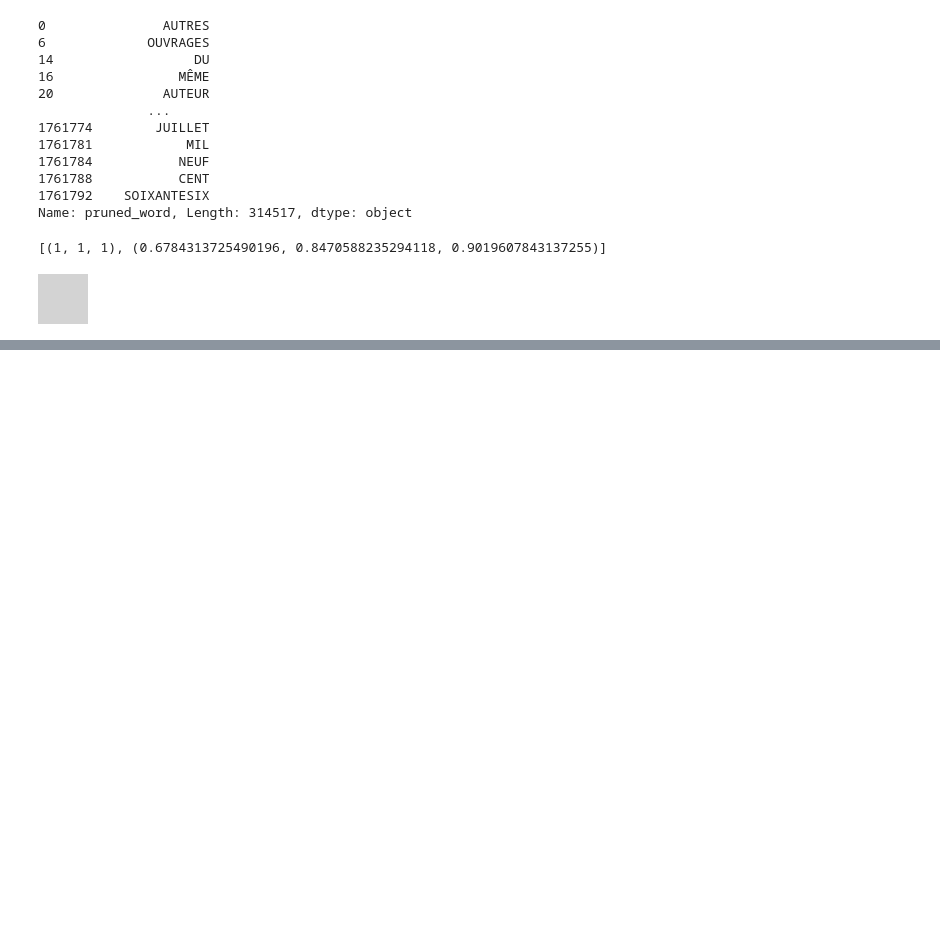
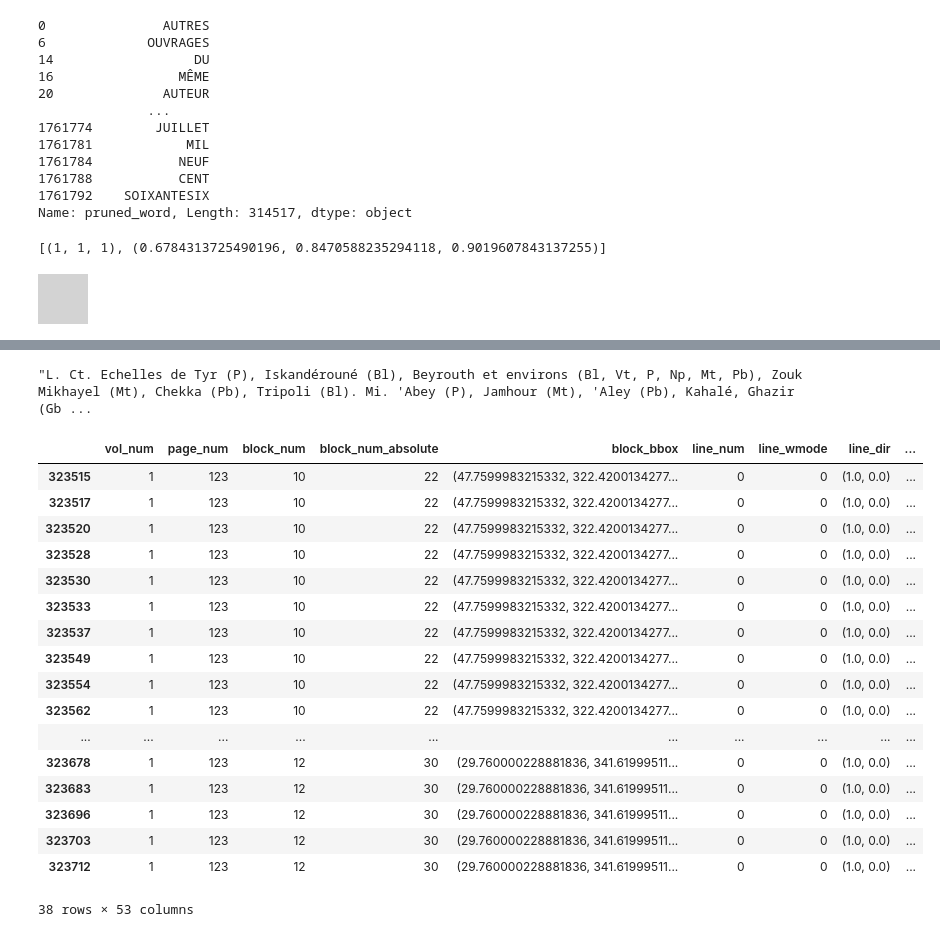
Before and after one commit to shidedh/UpdateFlora, a Jupyter notebook: main_text/entry_paragraphs.ipynb, the cells around one changed output, grey strips where cells are left out. Cells and saved outputs as stored; diff of their text form; code cells hidden in the pictures; blank space fills up the shorter version.

```diff
--- a/main_text/entry_paragraphs.ipynb
+++ b/main_text/entry_paragraphs.ipynb
@@ -315,0 +324,9 @@ image
+# %%
+paragraph_groups = vol1_word_df.groupby('paragraph_id')
+vol1_word_df['paragraph_word_num'] = paragraph_groups.cumcount() + 1
+paragraph_groups_123 = vol1_word_df[vol1_word_df['page_num'] == 123].groupby('paragraph_id')
+
+for name, paragraph in paragraph_groups_123:
+    is_L_loc = paragraph.iloc[0]['word'].lower() in ["l.", "l"]
+    if is_L_loc:
+        break
@@ -315,0 +350,25 @@ image
+# %%
+" ".join(paragraph['word'])
+# %% [output]
+"L. Ct. Echelles de Tyr (P), Iskandérouné (Bl), Beyrouth et environs (Bl, Vt, P, Np, Mt, Pb), Zouk Mikhayel (Mt), Chekka (Pb), Tripoli (Bl). Mi. 'Abey (P), Jamhour (Mt), 'Aley (Pb), Kahalé, Ghazir (Gb ...
+# %%
+paragraph
+# %% [output]
+|  | vol_num | page_num | block_num | block_num_absolute | block_bbox | line_num | line_wmode | line_dir | ... |
+| 323515 | 1 | 123 | 10 | 22 | (47.7599983215332, 322.4200134277... | 0 | 0 | (1.0, 0.0) | ... |
+| 323517 | 1 | 123 | 10 | 22 | (47.7599983215332, 322.4200134277... | 0 | 0 | (1.0, 0.0) | ... |
+| 323520 | 1 | 123 | 10 | 22 | (47.7599983215332, 322.4200134277... | 0 | 0 | (1.0, 0.0) | ... |
+| 323528 | 1 | 123 | 10 | 22 | (47.7599983215332, 322.4200134277... | 0 | 0 | (1.0, 0.0) | ... |
+| 323530 | 1 | 123 | 10 | 22 | (47.7599983215332, 322.4200134277... | 0 | 0 | (1.0, 0.0) | ... |
+| 323533 | 1 | 123 | 10 | 22 | (47.7599983215332, 322.4200134277... | 0 | 0 | (1.0, 0.0) | ... |
+| 323537 | 1 | 123 | 10 | 22 | (47.7599983215332, 322.4200134277... | 0 | 0 | (1.0, 0.0) | ... |
+| 323549 | 1 | 123 | 10 | 22 | (47.7599983215332, 322.4200134277... | 0 | 0 | (1.0, 0.0) | ... |
+| 323554 | 1 | 123 | 10 | 22 | (47.7599983215332, 322.4200134277... | 0 | 0 | (1.0, 0.0) | ... |
+| 323562 | 1 | 123 | 10 | 22 | (47.7599983215332, 322.4200134277... | 0 | 0 | (1.0, 0.0) | ... |
+| ... | ... | ... | ... | ... | ... | ... | ... | ... | ... |
+| 323678 | 1 | 123 | 12 | 30 | (29.760000228881836, 341.61999511... | 0 | 0 | (1.0, 0.0) | ... |
+| 323683 | 1 | 123 | 12 | 30 | (29.760000228881836, 341.61999511... | 0 | 0 | (1.0, 0.0) | ... |
+| 323696 | 1 | 123 | 12 | 30 | (29.760000228881836, 341.61999511... | 0 | 0 | (1.0, 0.0) | ... |
+| 323703 | 1 | 123 | 12 | 30 | (29.760000228881836, 341.61999511... | 0 | 0 | (1.0, 0.0) | ... |
+| 323712 | 1 | 123 | 12 | 30 | (29.760000228881836, 341.61999511... | 0 | 0 | (1.0, 0.0) | ... |
+38 rows × 53 columns
```
Also changed, not shown: parts of 36 cells of this notebook, 1 other file.
